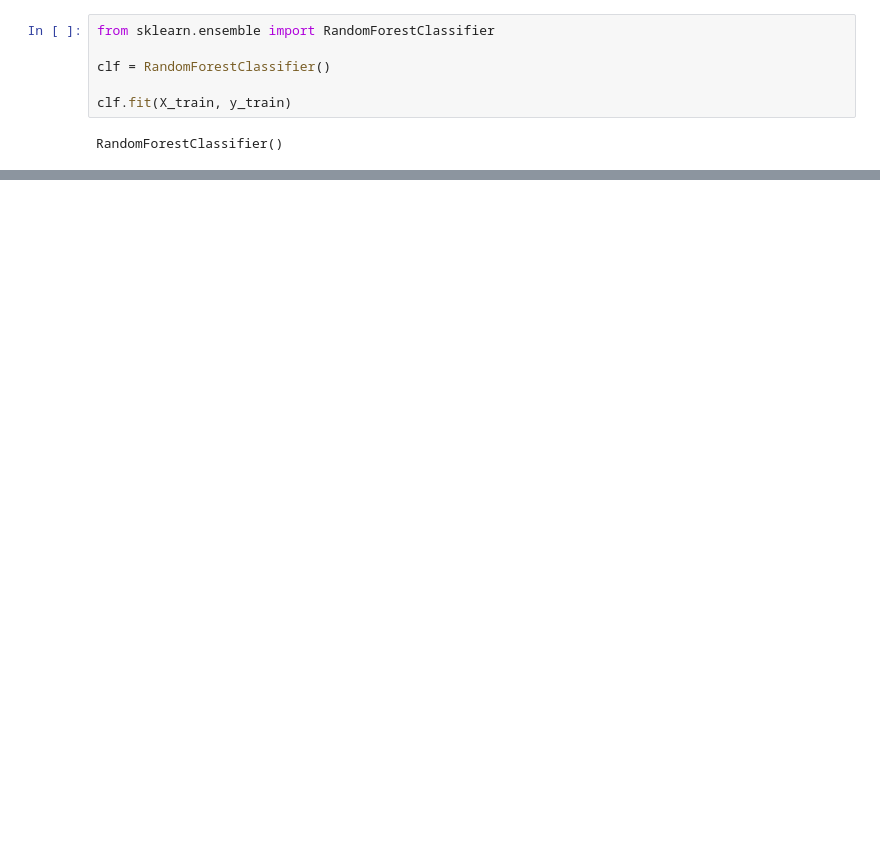
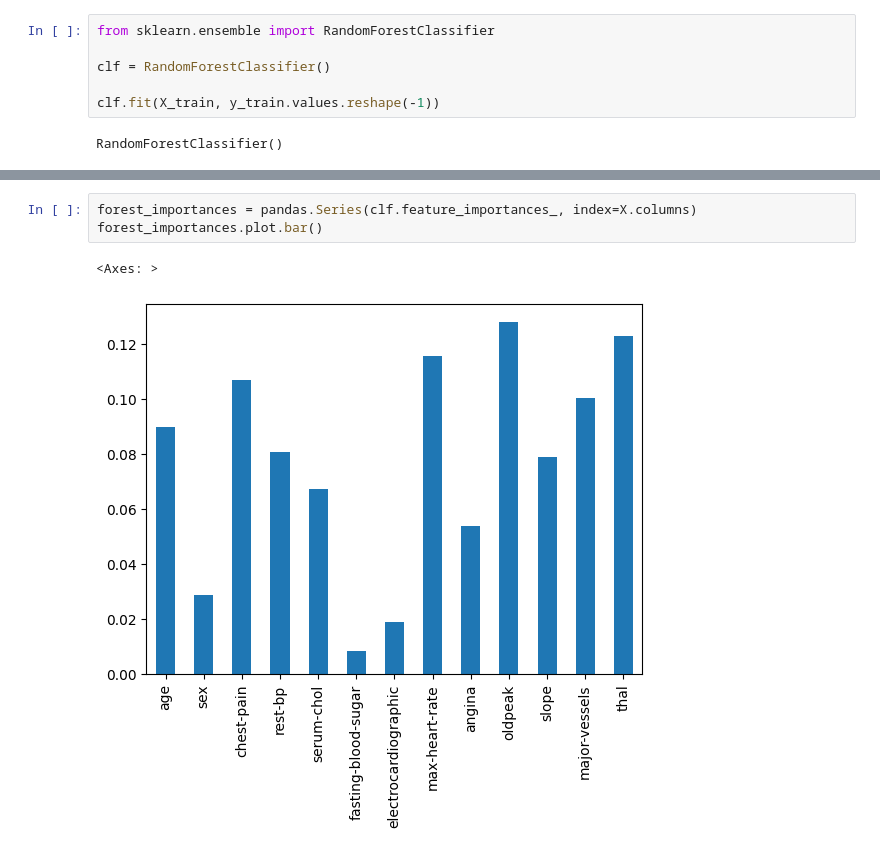
Before and after one commit to perellonieto/explaining-models, a Jupyter notebook: example_lime.ipynb, the cells around one changed output, grey strips where cells are left out. Saved outputs shown, nothing was run; the diff lists cells and outputs as text; blank space fills up the shorter version.

```diff
--- a/example_lime.ipynb
+++ b/example_lime.ipynb
@@ -125,7 +147,7 @@ from sklearn.ensemble import RandomForestClassifier
 
 clf = RandomForestClassifier()
 
-clf.fit(X_train, y_train)
+clf.fit(X_train, y_train.values.reshape(-1))
 # %% [output]
 RandomForestClassifier()
 # %%
@@ -134,0 +165,6 @@ y_train.shape
+# %%
+forest_importances = pandas.Series(clf.feature_importances_, index=X.columns)
+forest_importances.plot.bar()
+# %% [output]
+<Axes: >
+[figure, added]
```
Also changed, not shown: parts of 18 cells of this notebook.
